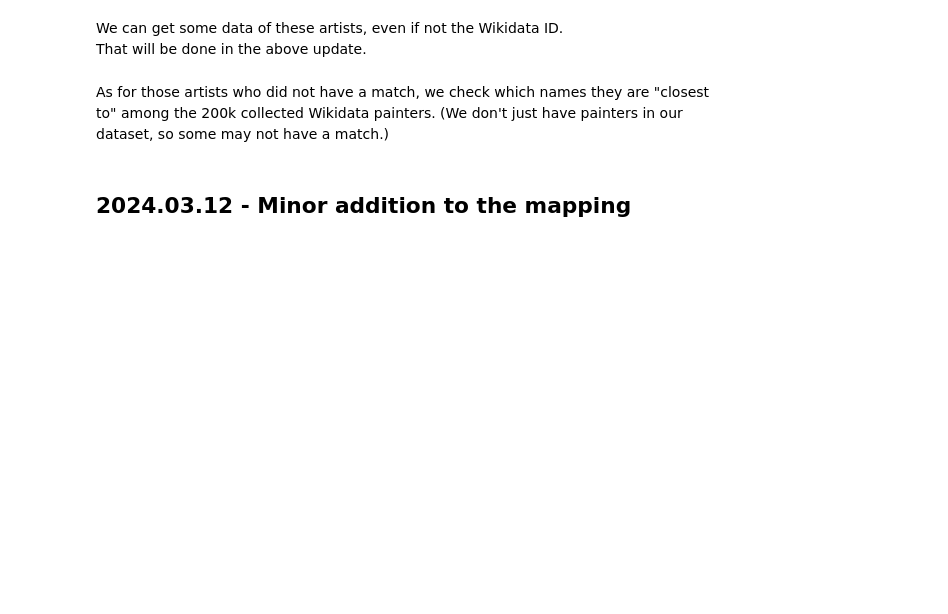
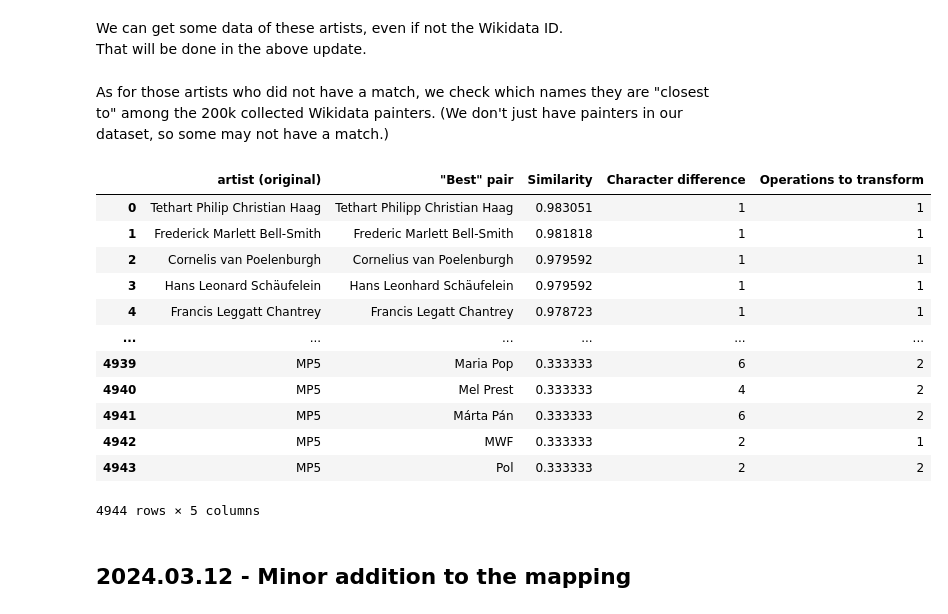
Before and after one commit to me9hanics/PainterPalette, a Jupyter notebook: datasets_notebook.ipynb, the cells around one changed output. Drawn from its saved outputs; the diff is of its cells as text; code cells hidden in the pictures; blank space fills up the shorter version.

Commit message:
add similarities table computation (art500k no matches, wikidata 200k painters)

```diff
--- a/datasets_notebook.ipynb
+++ b/datasets_notebook.ipynb
@@ -223,3 +222,19 @@ def calculate_similarities(artists_X, artists_Y):
     return sims_df
 # %%
 similarities = calculate_similarities(no_match_painters, wiki_painter_names_200k)
+# %%
+similarities
+# %% [output]
+|  | artist (original) | "Best" pair | Similarity | Character difference | Operations to transform |
+| 0 | Tethart Philip Christian Haag | Tethart Philipp Christian Haag | 0.983051 | 1 | 1 |
+| 1 | Frederick Marlett Bell-Smith | Frederic Marlett Bell-Smith | 0.981818 | 1 | 1 |
+| 2 | Cornelis van Poelenburgh | Cornelius van Poelenburgh | 0.979592 | 1 | 1 |
+| 3 | Hans Leonard Schäufelein | Hans Leonhard Schäufelein | 0.979592 | 1 | 1 |
+| 4 | Francis Leggatt Chantrey | Francis Legatt Chantrey | 0.978723 | 1 | 1 |
+| ... | ... | ... | ... | ... | ... |
+| 4939 | MP5 | Maria Pop | 0.333333 | 6 | 2 |
+| 4940 | MP5 | Mel Prest | 0.333333 | 4 | 2 |
+| 4941 | MP5 | Márta Pán | 0.333333 | 6 | 2 |
+| 4942 | MP5 | MWF | 0.333333 | 2 | 1 |
+| 4943 | MP5 | Pol | 0.333333 | 2 | 2 |
+4944 rows × 5 columns
```
Also changed, not shown: parts of 3 cells of this notebook, 1 other file.
